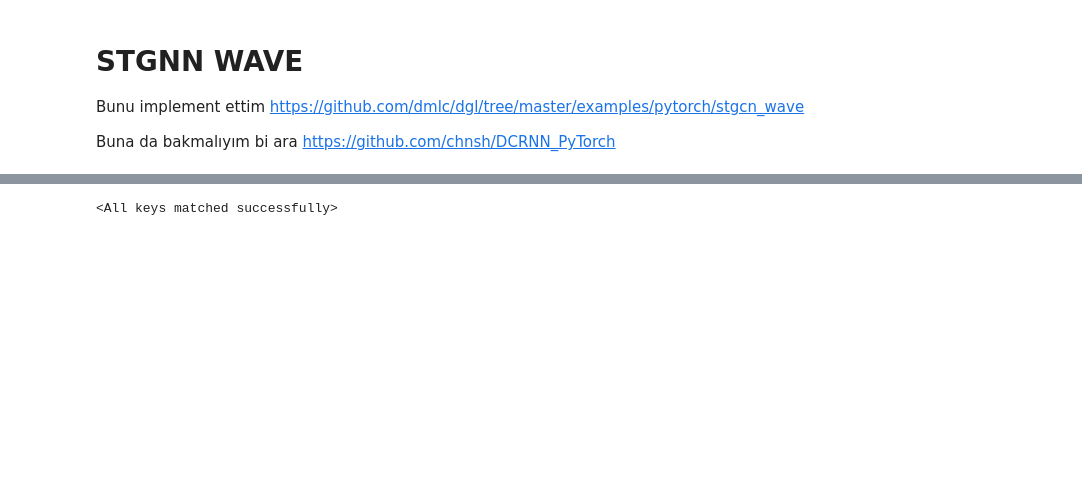
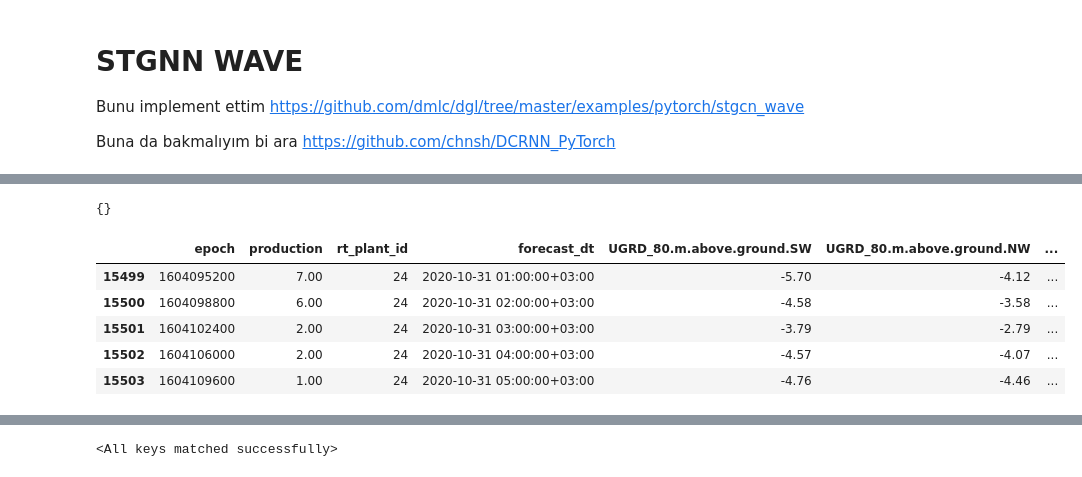
Before and after one commit to sarikayamerts/thesis, a Jupyter notebook: stgnn_wave.ipynb, the cells around one changed output, grey strips where cells are left out. Drawn from its saved outputs; the diff is of its cells as text; code cells hidden in the pictures; blank space fills up the shorter version.

```diff
--- a/stgnn_wave.ipynb
+++ b/stgnn_wave.ipynb
@@ -87 +98,14 @@ print(len(G.edata["weight"]))
+# %%
+G.ndata
+# %% [output]
+{}
+# %%
+data.head()
+# %% [output]
+|  | epoch | production | rt_plant_id | forecast_dt | UGRD_80.m.above.ground.SW | UGRD_80.m.above.ground.NW | ... |
+| 15499 | 1604095200 | 7.00 | 24 | 2020-10-31 01:00:00+03:00 | -5.70 | -4.12 | ... |
+| 15500 | 1604098800 | 6.00 | 24 | 2020-10-31 02:00:00+03:00 | -4.58 | -3.58 | ... |
+| 15501 | 1604102400 | 2.00 | 24 | 2020-10-31 03:00:00+03:00 | -3.79 | -2.79 | ... |
+| 15502 | 1604106000 | 2.00 | 24 | 2020-10-31 04:00:00+03:00 | -4.57 | -4.07 | ... |
+| 15503 | 1604109600 | 1.00 | 24 | 2020-10-31 05:00:00+03:00 | -4.76 | -4.46 | ... |
 # %%
```
Also changed, not shown: parts of 69 cells of this notebook, 3 other files.
